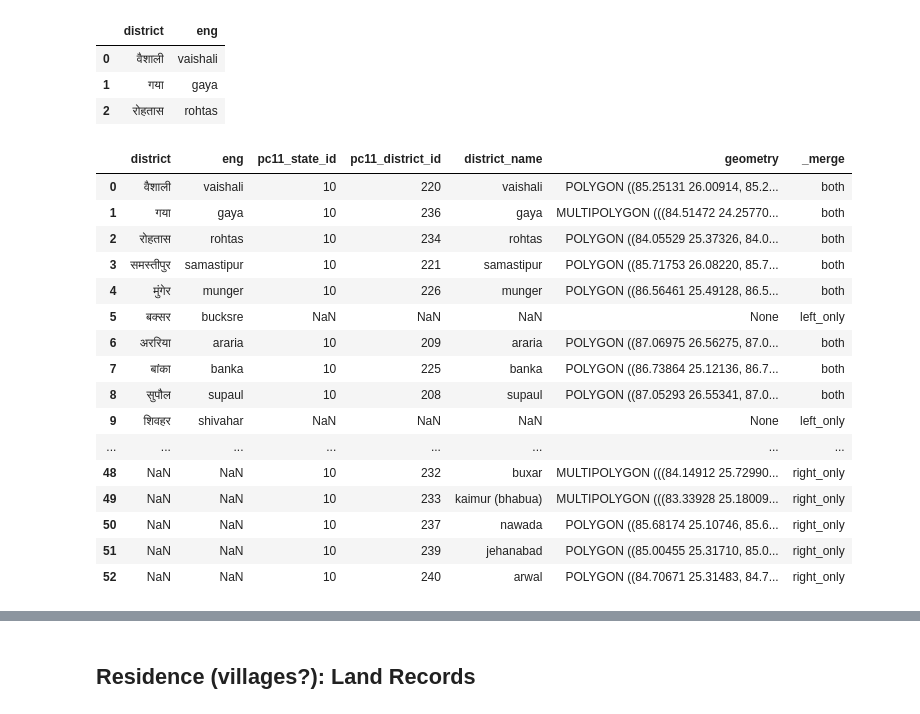
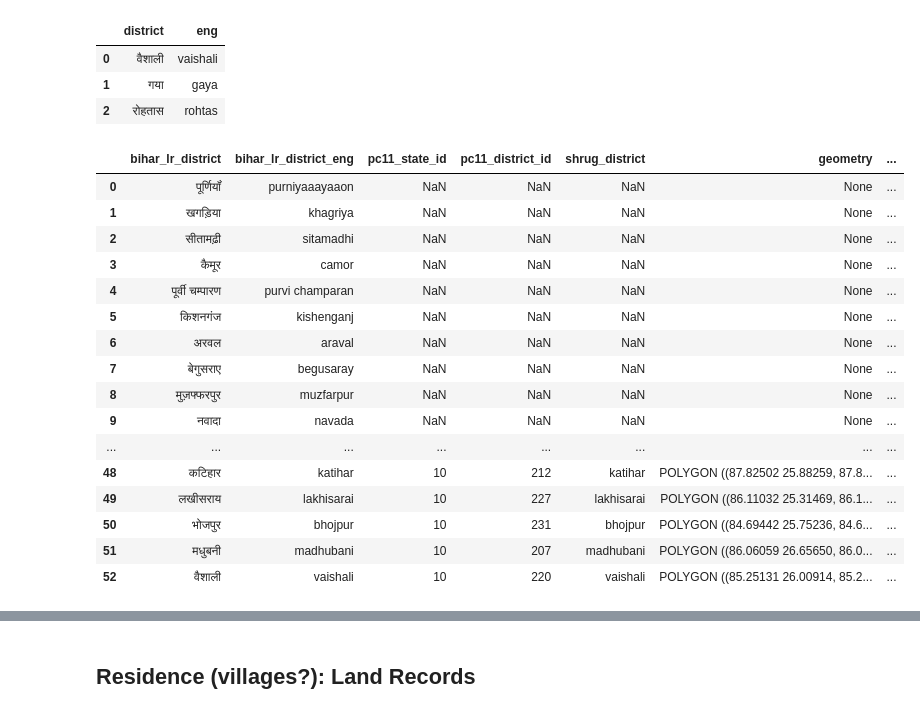
Before and after one commit to in-rolls/land, a Jupyter notebook: shrug-scratch/shrug.ipynb, the cells around one changed output, grey strips where cells are left out. Drawn from its saved outputs; the diff is of its cells as text; code cells hidden in the pictures.

```diff
--- a/shrug-scratch/shrug.ipynb
+++ b/shrug-scratch/shrug.ipynb
@@ -274,27 +285,32 @@ df_districts.head(3)
 # %%
 # Try merge with SHRUG
 df_districts = (
     df_districts
 #     .dropna(subset=["eng"])
 #     .drop_duplicates("eng")
     .merge(gdf_districts, how="outer", left_on="eng", right_on="district_name", validate="1:1", indicator=True)
+    .sort_values("_merge")
+    .reset_index(drop=True)
+    .rename_column("district", "bihar_lr_district")
+    .rename_column("eng", "bihar_lr_district_eng")
+    .rename_column("district_name", "shrug_district")
 )
 df_districts
 # %% [output]
-|  | district | eng | pc11_state_id | pc11_district_id | district_name | geometry | _merge |
-| 0 | वैशाली | vaishali | 10 | 220 | vaishali | POLYGON ((85.25131 26.00914, 85.2... | both |
-| 1 | गया | gaya | 10 | 236 | gaya | MULTIPOLYGON (((84.51472 24.25770... | both |
-| 2 | रोहतास | rohtas | 10 | 234 | rohtas | POLYGON ((84.05529 25.37326, 84.0... | both |
-| 3 | समस्तीपुर | samastipur | 10 | 221 | samastipur | POLYGON ((85.71753 26.08220, 85.7... | both |
-| 4 | मुंगेर | munger | 10 | 226 | munger | POLYGON ((86.56461 25.49128, 86.5... | both |
-| 5 | बक्सर | bucksre | NaN | NaN | NaN | None | left_only |
-| 6 | अररिया | araria | 10 | 209 | araria | POLYGON ((87.06975 26.56275, 87.0... | both |
-| 7 | बांका | banka | 10 | 225 | banka | POLYGON ((86.73864 25.12136, 86.7... | both |
-| 8 | सुपौल | supaul | 10 | 208 | supaul | POLYGON ((87.05293 26.55341, 87.0... | both |
-| 9 | शिवहर | shivahar | NaN | NaN | NaN | None | left_only |
+|  | bihar_lr_district | bihar_lr_district_eng | pc11_state_id | pc11_district_id | shrug_district | geometry | ... |
+| 0 | पूर्णियॉं | purniyaaayaaon | NaN | NaN | NaN | None | ... |
+| 1 | खगड़िया | khagriya | NaN | NaN | NaN | None | ... |
+| 2 | सीतामढ़ी | sitamadhi | NaN | NaN | NaN | None | ... |
+| 3 | कैमूर | camor | NaN | NaN | NaN | None | ... |
+| 4 | पूर्वी चम्पारण | purvi champaran | NaN | NaN | NaN | None | ... |
+| 5 | किशनगंज | kishenganj | NaN | NaN | NaN | None | ... |
+| 6 | अरवल | araval | NaN | NaN | NaN | None | ... |
+| 7 | बेगुसराए | begusaray | NaN | NaN | NaN | None | ... |
+| 8 | मुज़फ्फरपुर | muzfarpur | NaN | NaN | NaN | None | ... |
+| 9 | नवादा | navada | NaN | NaN | NaN | None | ... |
 | ... | ... | ... | ... | ... | ... | ... | ... |
-| 48 | NaN | NaN | 10 | 232 | buxar | MULTIPOLYGON (((84.14912 25.72990... | right_only |
-| 49 | NaN | NaN | 10 | 233 | kaimur (bhabua) | MULTIPOLYGON (((83.33928 25.18009... | right_only |
-| 50 | NaN | NaN | 10 | 237 | nawada | POLYGON ((85.68174 25.10746, 85.6... | right_only |
-| 51 | NaN | NaN | 10 | 239 | jehanabad | POLYGON ((85.00455 25.31710, 85.0... | right_only |
-| 52 | NaN | NaN | 10 | 240 | arwal | POLYGON ((84.70671 25.31483, 84.7... | right_only |
+| 48 | कटिहार | katihar | 10 | 212 | katihar | POLYGON ((87.82502 25.88259, 87.8... | ... |
+| 49 | लखीसराय | lakhisarai | 10 | 227 | lakhisarai | POLYGON ((86.11032 25.31469, 86.1... | ... |
+| 50 | भोजपुर | bhojpur | 10 | 231 | bhojpur | POLYGON ((84.69442 25.75236, 84.6... | ... |
+| 51 | मधुबनी | madhubani | 10 | 207 | madhubani | POLYGON ((86.06059 26.65650, 86.0... | ... |
+| 52 | वैशाली | vaishali | 10 | 220 | vaishali | POLYGON ((85.25131 26.00914, 85.2... | ... |
```
Also changed, not shown: parts of 9 cells of this notebook.
